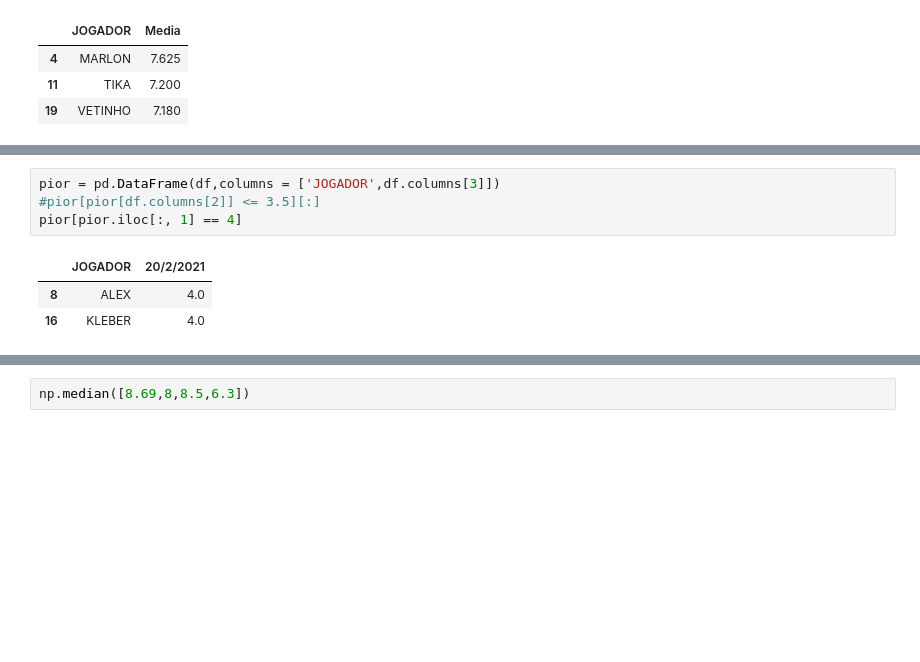
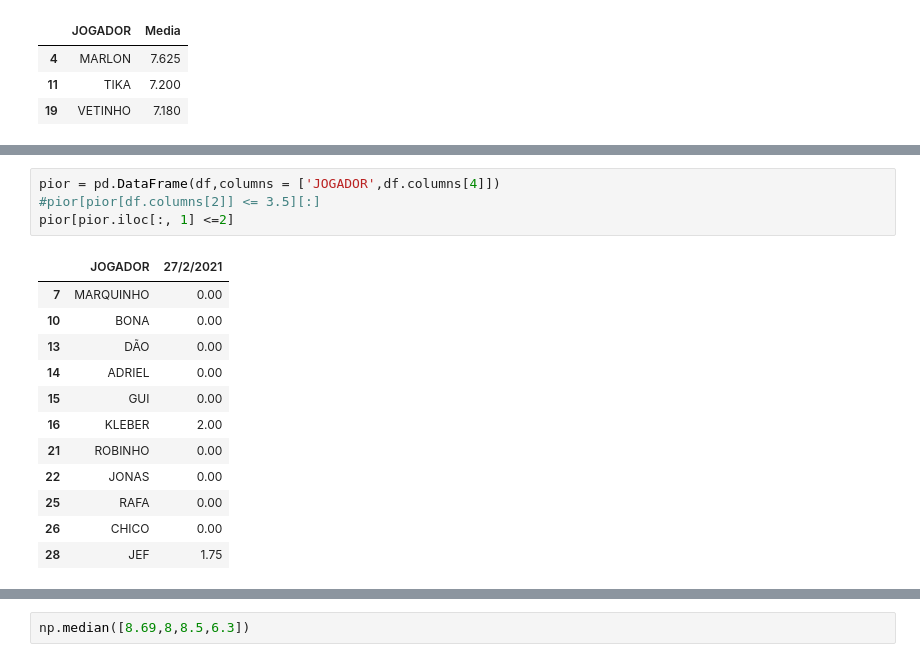
Before and after one commit to claytontey/gigantesresenha, a Jupyter notebook: gigantes.ipynb, the cells around one changed output, grey strips where cells are left out. Drawn from its saved outputs; the diff is of its cells as text; blank space fills up the shorter version.

```diff
--- a/gigantes.ipynb
+++ b/gigantes.ipynb
@@ -55,11 +83,20 @@ maior[maior[df.columns[6]] >= 7]
 # %%
-pior = pd.DataFrame(df,columns = ['JOGADOR',df.columns[3]])
+pior = pd.DataFrame(df,columns = ['JOGADOR',df.columns[4]])
 #pior[pior[df.columns[2]] <= 3.5][:]
-pior[pior.iloc[:, 1] == 4]
+pior[pior.iloc[:, 1] <=2]
 # %% [output]
-|  | JOGADOR | 20/2/2021 |
-| 8 | ALEX | 4.0 |
-| 16 | KLEBER | 4.0 |
+|  | JOGADOR | 27/2/2021 |
+| 7 | MARQUINHO | 0.00 |
+| 10 | BONA | 0.00 |
+| 13 | DÃO | 0.00 |
+| 14 | ADRIEL | 0.00 |
+| 15 | GUI | 0.00 |
+| 16 | KLEBER | 2.00 |
+| 21 | ROBINHO | 0.00 |
+| 22 | JONAS | 0.00 |
+| 25 | RAFA | 0.00 |
+| 26 | CHICO | 0.00 |
+| 28 | JEF | 1.75 |
 # %%
 df.head(34)
 # %% [output]
```
Also changed, not shown: parts of 3 cells of this notebook, 4 other files.
